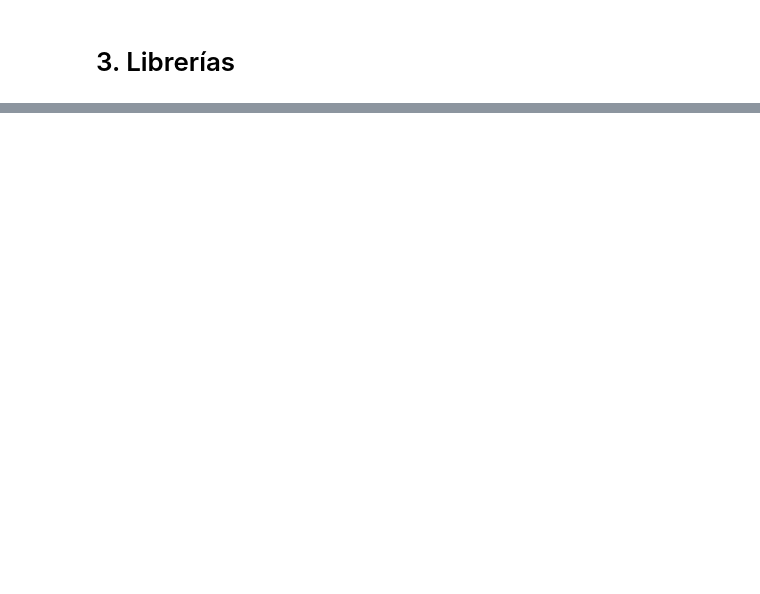
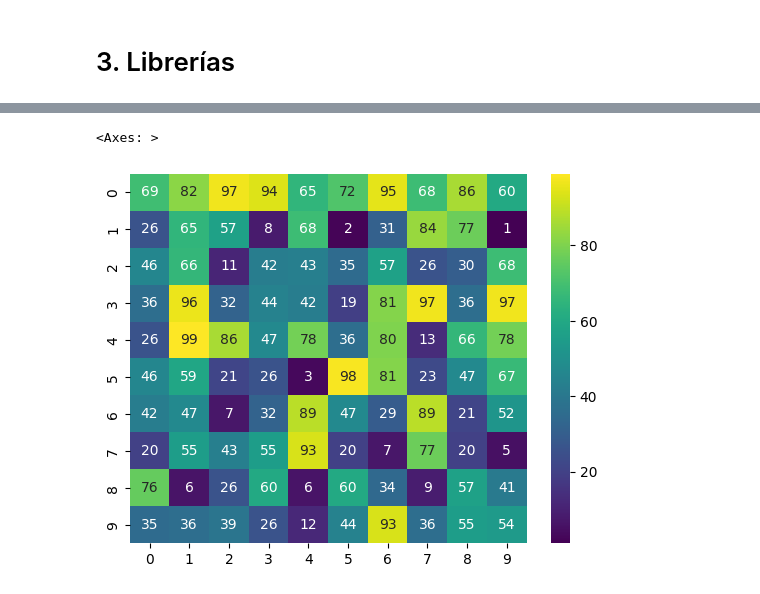
Before and after one commit to alejo-acosta/curso-python-ciee, a Jupyter notebook: 3.0-librerias.ipynb, the cells around one changed output, grey strips where cells are left out. Saved outputs shown, nothing was run; the diff lists cells and outputs as text; code cells hidden in the pictures; blank space fills up the shorter version.

```diff
--- a/3.0-librerias.ipynb
+++ b/3.0-librerias.ipynb
@@ -101,0 +140,3 @@
+# %%
+mesh = pd.DataFrame(random.randint(1, 100, (10,10)))
+mesh
@@ -101,0 +155,6 @@
+# %%
+# plot mesh in 2d
+sns.heatmap(mesh, cmap='viridis', annot=True, fmt='.0f')
+# %% [output]
+<Axes: >
+[figure, added]
```
Also changed, not shown: parts of 15 cells of this notebook, 4 other files.
